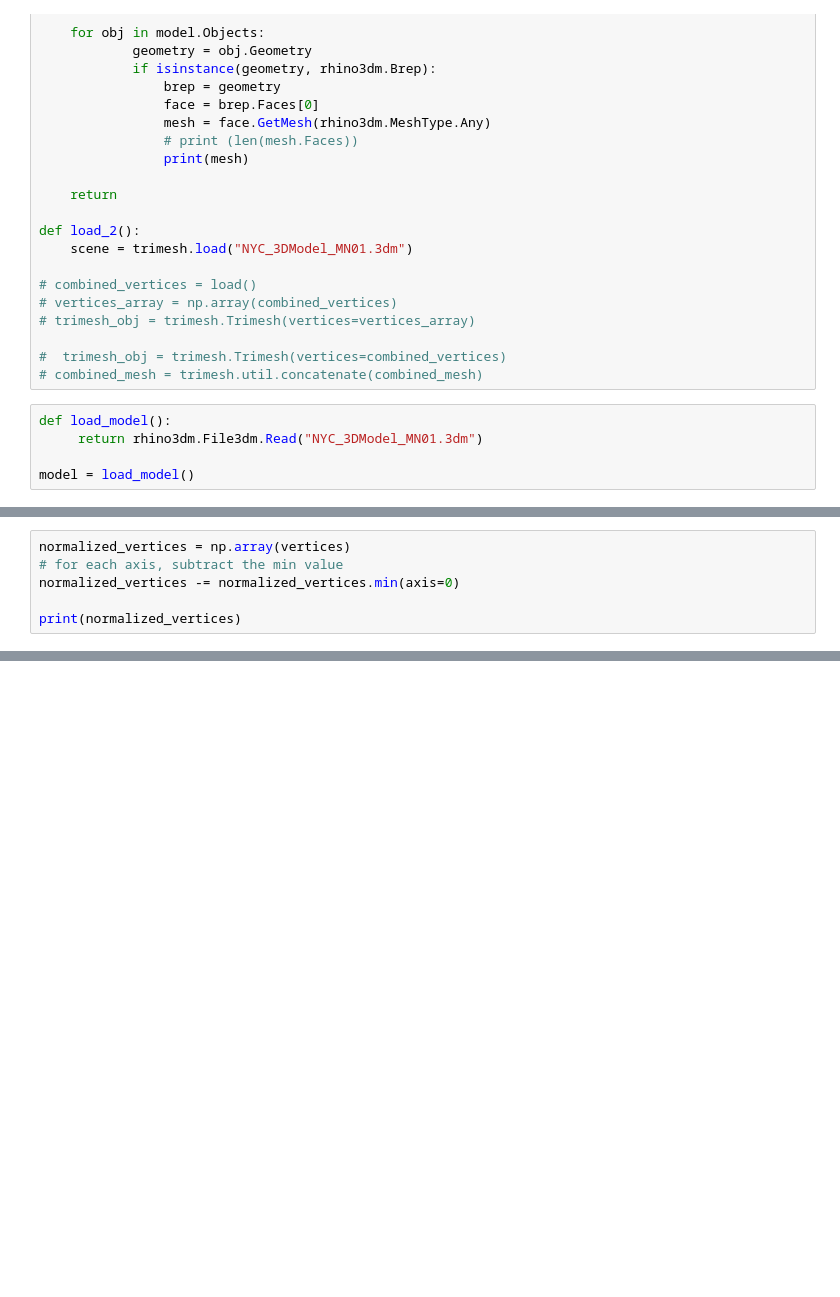
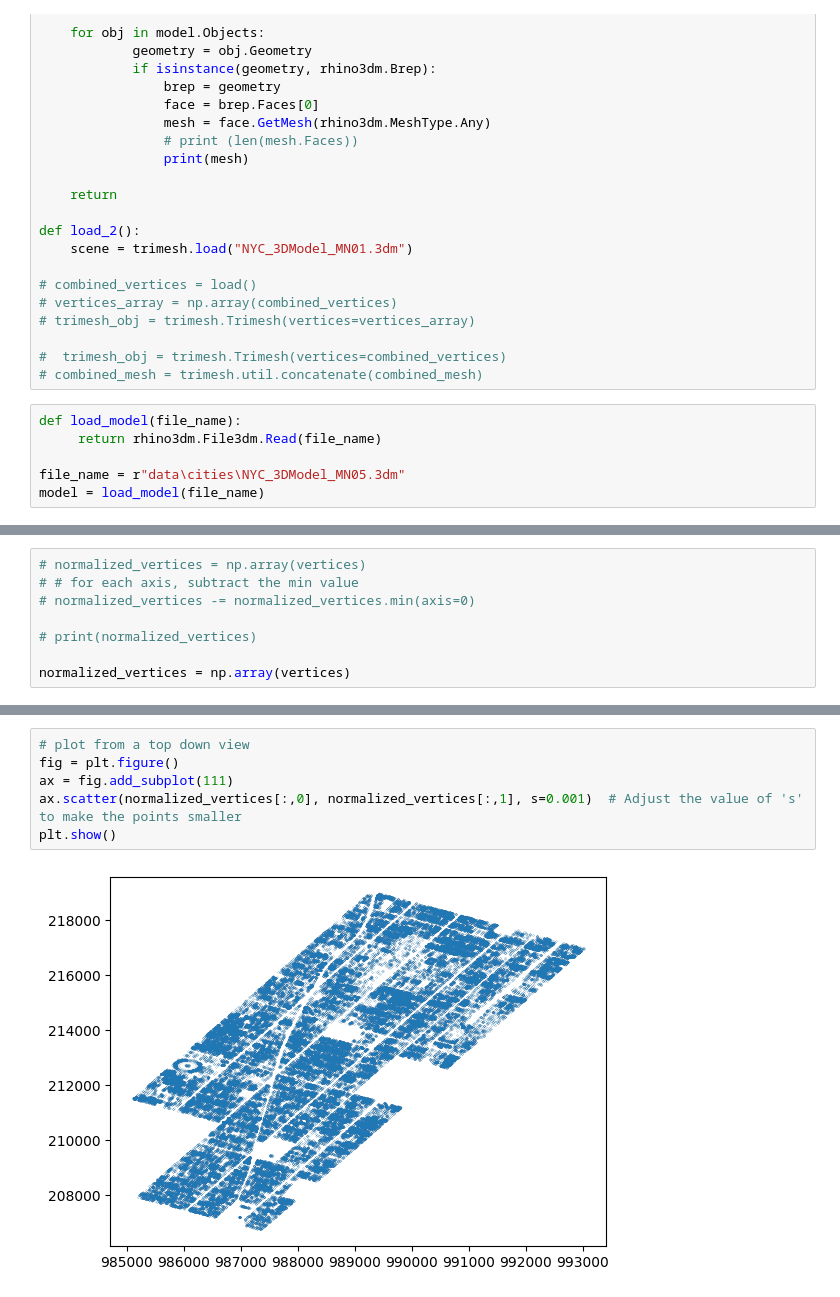
Before and after one commit to mbugti04/point-cloud-classification, a Jupyter notebook: load_3dm_file_test.ipynb, the cells around one changed output, grey strips where cells are left out. Drawn from its saved outputs; the diff is of its cells as text; blank space fills up the shorter version.

Commit message:
obtained 3dm data

```diff
--- a/load_3dm_file_test.ipynb
+++ b/load_3dm_file_test.ipynb
@@ -32,10 +32,11 @@ def load_2():
 #  trimesh_obj = trimesh.Trimesh(vertices=combined_vertices)
 # combined_mesh = trimesh.util.concatenate(combined_mesh)
 # %%
-def load_model():
-     return rhino3dm.File3dm.Read("NYC_3DModel_MN01.3dm")
+def load_model(file_name):
+     return rhino3dm.File3dm.Read(file_name)
 
-model = load_model()
+file_name = r"data\cities\NYC_3DModel_MN05.3dm"
+model = load_model(file_name)
 # %%
 def process_3dm(model):
     combined_vertices = []
@@ -71,11 +69,13 @@ def process_3dm(model):
 
 vertices = process_3dm(model)
 # %%
+# normalized_vertices = np.array(vertices)
+# # for each axis, subtract the min value
+# normalized_vertices -= normalized_vertices.min(axis=0)
+
+# print(normalized_vertices)
+
 normalized_vertices = np.array(vertices)
-# for each axis, subtract the min value
-normalized_vertices -= normalized_vertices.min(axis=0)
-
-print(normalized_vertices)
 # %%
 # plot vertices in 3D
 fig = plt.figure()
@@ -84,0 +87,8 @@ plt.show()
+# %%
+# plot from a top down view
+fig = plt.figure()
+ax = fig.add_subplot(111)
+ax.scatter(normalized_vertices[:,0], normalized_vertices[:,1], s=0.001)  # Adjust the value of 's' to make the points smaller
+plt.show()
+# %% [output]
+[figure, added]
```
Also changed, not shown: parts of 2 cells of this notebook, 3 other files.
